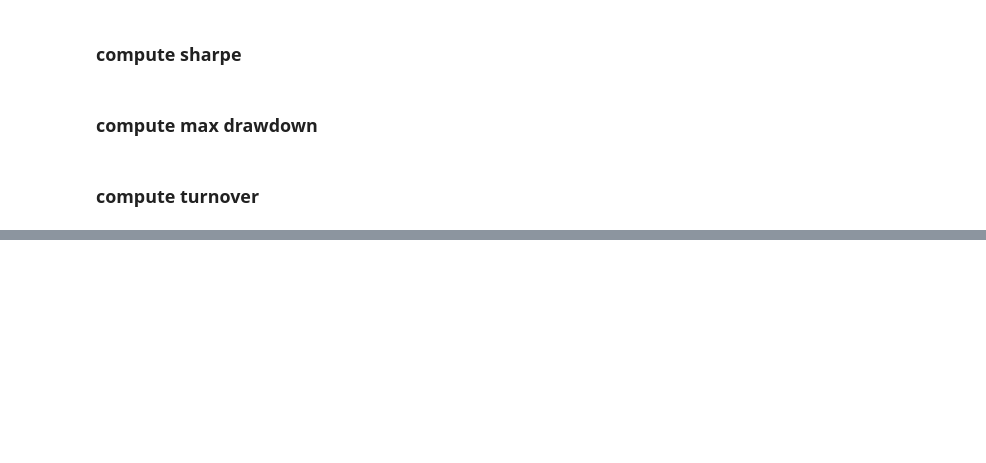
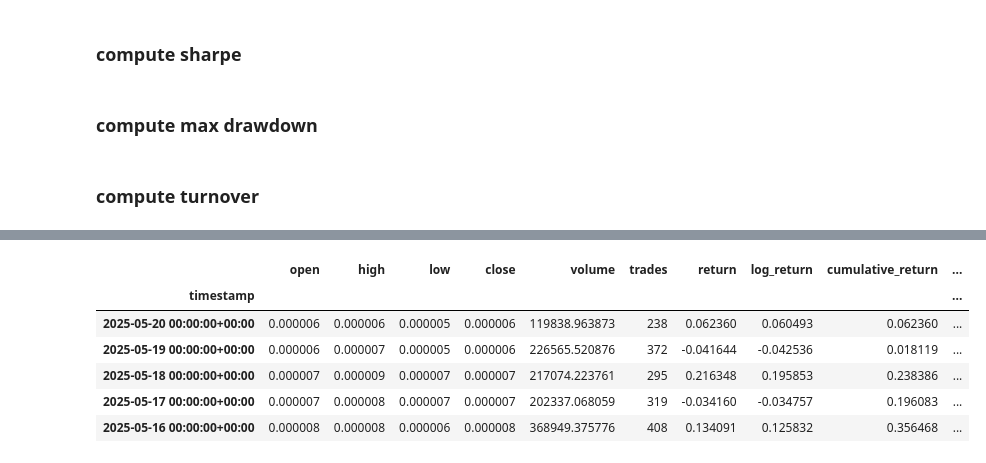
Before and after one commit to harshit4311/Fetching-Memecoin-Data, a Jupyter notebook: memecoin-data/MOONKIN.ipynb, the cells around one changed output, grey strips where cells are left out. Cells and saved outputs as stored; diff of their text form; code cells hidden in the pictures; blank space fills up the shorter version.

```diff
--- a/memecoin-data/MOONKIN.ipynb
+++ b/memecoin-data/MOONKIN.ipynb
@@ -189,0 +190,10 @@ summary
+# %%
+df.head()
+# %% [output]
+|  | open | high | low | close | volume | trades | return | log_return | cumulative_return | ... |
+| timestamp |  |  |  |  |  |  |  |  |  | ... |
+| 2025-05-20 00:00:00+00:00 | 0.000006 | 0.000006 | 0.000005 | 0.000006 | 119838.963873 | 238 | 0.062360 | 0.060493 | 0.062360 | ... |
+| 2025-05-19 00:00:00+00:00 | 0.000006 | 0.000007 | 0.000005 | 0.000006 | 226565.520876 | 372 | -0.041644 | -0.042536 | 0.018119 | ... |
+| 2025-05-18 00:00:00+00:00 | 0.000007 | 0.000009 | 0.000007 | 0.000007 | 217074.223761 | 295 | 0.216348 | 0.195853 | 0.238386 | ... |
+| 2025-05-17 00:00:00+00:00 | 0.000007 | 0.000008 | 0.000007 | 0.000007 | 202337.068059 | 319 | -0.034160 | -0.034757 | 0.196083 | ... |
+| 2025-05-16 00:00:00+00:00 | 0.000008 | 0.000008 | 0.000006 | 0.000008 | 368949.375776 | 408 | 0.134091 | 0.125832 | 0.356468 | ... |
```
Also changed, not shown: parts of 7 cells of this notebook, 11 other files.
